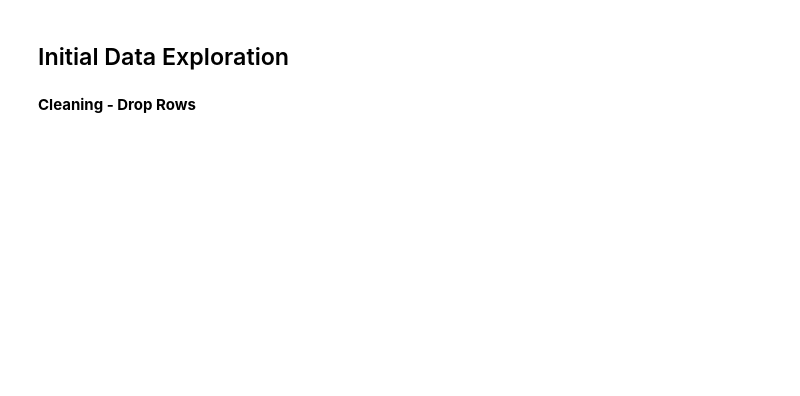
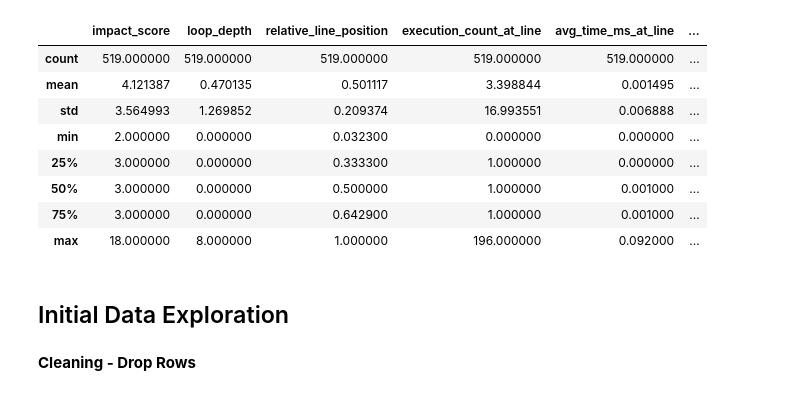
Before and after one commit to Sthamanik/OptiLang, a Jupyter notebook: optilang/ml/notebooks/01_eda.ipynb, the cells around one changed output. Saved outputs shown, nothing was run; the diff lists cells and outputs as text; code cells hidden in the pictures; blank space fills up the shorter version.

```diff
--- a/optilang/ml/notebooks/01_eda.ipynb
+++ b/optilang/ml/notebooks/01_eda.ipynb
@@ -34,3 +64,15 @@ Columns:   ['execution_id', 'program_id', 'variant', 'family', 'strategy', 'expe
+# %%
+df_raw.describe()
+# %% [output]
+|  | impact_score | loop_depth | relative_line_position | execution_count_at_line | avg_time_ms_at_line | ... |
+| count | 519.000000 | 519.000000 | 519.000000 | 519.000000 | 519.000000 | ... |
+| mean | 4.121387 | 0.470135 | 0.501117 | 3.398844 | 0.001495 | ... |
+| std | 3.564993 | 1.269852 | 0.209374 | 16.993551 | 0.006888 | ... |
+| min | 2.000000 | 0.000000 | 0.032300 | 0.000000 | 0.000000 | ... |
+| 25% | 3.000000 | 0.000000 | 0.333300 | 1.000000 | 0.000000 | ... |
+| 50% | 3.000000 | 0.000000 | 0.500000 | 1.000000 | 0.001000 | ... |
+| 75% | 3.000000 | 0.000000 | 0.642900 | 1.000000 | 0.001000 | ... |
+| max | 18.000000 | 8.000000 | 1.000000 | 196.000000 | 0.092000 | ... |
 # %% [markdown]
 ## Initial Data Exploration
 # %% [markdown]
```
Also changed, not shown: parts of 46 cells of this notebook, 25 other files.
